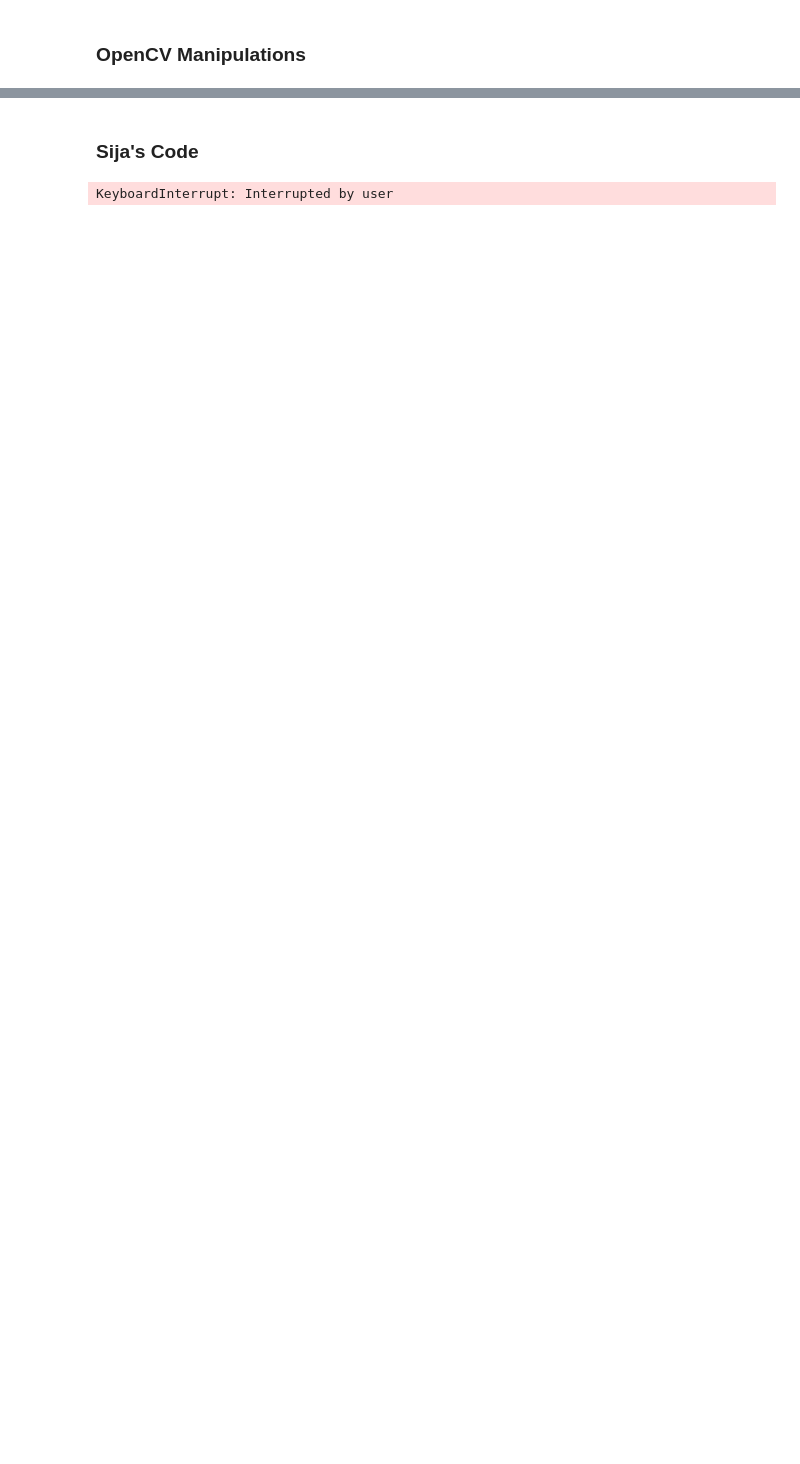
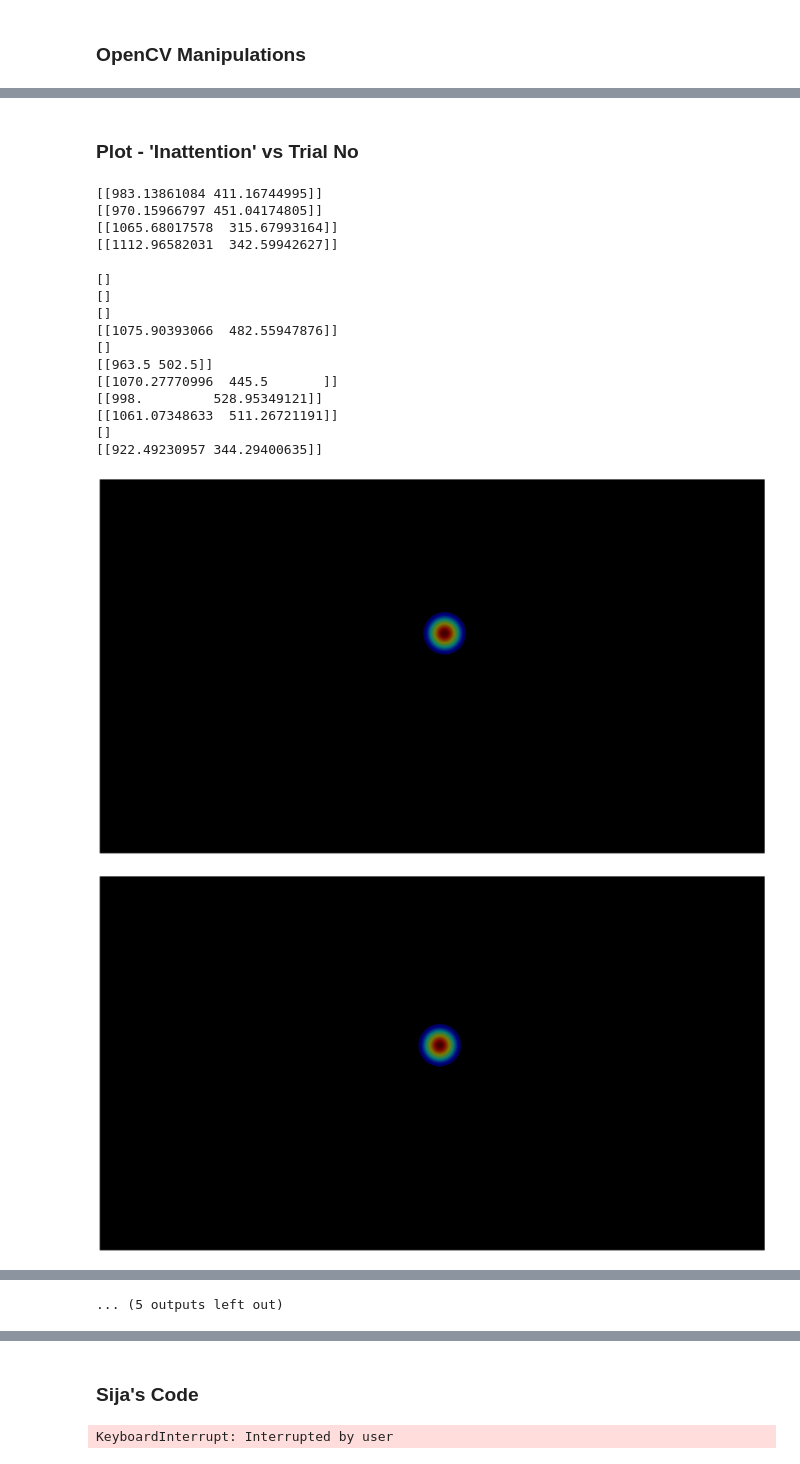
Before and after one commit to adithr/Eye-Tracking-Neural-Sys, a Jupyter notebook: PyGazeAnalyser Example Notebook.ipynb, the cells around one changed output, grey strips where cells are left out. Cells and saved outputs as stored; diff of their text form; code cells hidden in the pictures; blank space fills up the shorter version.

```diff
--- a/PyGazeAnalyser Example Notebook.ipynb
+++ b/PyGazeAnalyser Example Notebook.ipynb
@@ -141,0 +171,58 @@ h
+# %% [markdown]
+### Plot - 'Inattention' vs Trial No
+# %%
+partic_id = 'G036'
+game_nr   = 2
+trials    = np.arange(1,16,1)
+dispsize  = (1919,1079) # (px,px) size of screen
+
+x_cross_list,y_cross_list, center_x_list,center_y_list = [],[],[],[]
+trial_success = []
+for trial_nr in (trials):
+    #get crosshair position
+    #print(return_cross_pos(partic_id,game_nr,trial_nr))
+    x_cross,y_cross = return_cross_pos(partic_id,game_nr,trial_nr)
+    if x_cross!=0:
+        ###get centroid
+
+        #fixations
+        fixations = np.array(data[trial_nr]['events']['Efix'])
+        fig_heatmap = draw_heatmap(fixations, dispsize)
+        #save heatmap
+        fig_heatmap.savefig('img_1.png')
+
+        #feed heatmap to the function
+        image_load = cv2.imread('img_1.png',0)
+        center,_,image_out = return_centroid_heatmap(image_load)
+        #print(center)
+        if center.size!=0:
+            #print(center)
+            if center.shape[0]>1:
+                #print(center.shape)
+                center = center[0] #CHANGE LATER!!!
+            #plot center - cross hair distance
+            #dist = np.sqrt((x_cross-center[0][0])**2 + (y_cross-center[0][1])**2)
+            #plt.scatter(trial_nr,dist)
+            x_cross_list.append(x_cross)
+            y_cross_list.append(y_cross)
+            center_x_list.append(center[0][0])
+            center_y_list.append(center[0][1])
+            trial_success.append(trial_nr)
+# %% [output]
+[[983.13861084 411.16744995]]
+[[970.15966797 451.04174805]]
+[[1065.68017578  315.67993164]]
+[[1112.96582031  342.59942627]]
+[]
+[]
+[]
+[[1075.90393066  482.55947876]]
+[]
+[[963.5 502.5]]
+[[1070.27770996  445.5       ]]
+[[998.         528.95349121]]
+[[1061.07348633  511.26721191]]
+[]
+[[922.49230957 344.29400635]]
+[figure, added]
+[figure, added]
@@ -141,0 +237 @@ h
+... (5 outputs left out)
```
Also changed, not shown: parts of 24 cells of this notebook, 16 other files.
